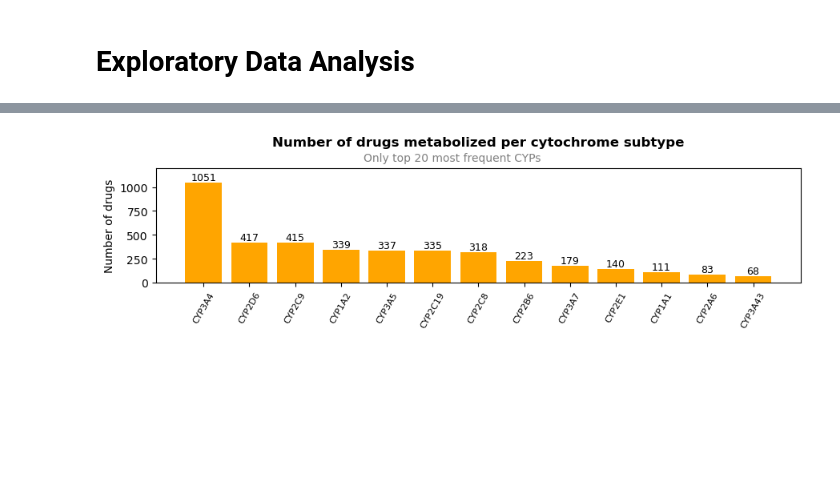
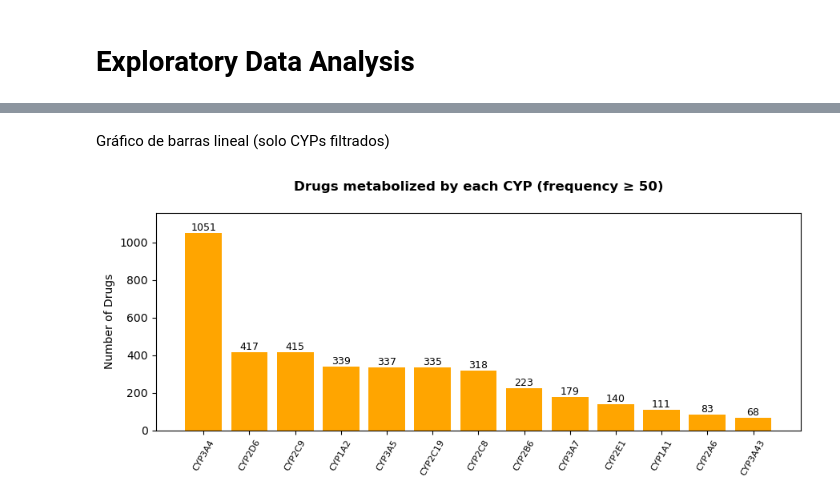
Before and after one commit to grobles17/IMF_TFM_Drug_Metabolism, a Jupyter notebook: DataBases/eda_db.ipynb, the cells around one changed output, grey strips where cells are left out. Saved outputs shown, nothing was run; the diff lists cells and outputs as text; code cells hidden in the pictures; blank space fills up the shorter version.

```diff
--- a/DataBases/eda_db.ipynb
+++ b/DataBases/eda_db.ipynb
@@ -9,0 +21,22 @@ master_df = pd.read_csv(os.path.join(SCRIPT_DIR, "DrugBank_curated_df.csv"))
+# %%
+THRESHOLD = 50
+
+# CYPs que están por debajo del umbral
+uncommon_cyps = [k for k, v in cyp_counter.items() if v < THRESHOLD]
+
+# Contador solo con los CYPs que superan el umbral (para gráficas)
+cyp_counter_filtered = Counter({k: v for k, v in cyp_counter.items() if v >= THRESHOLD})
+
+# Aplicamos el filtro al DataFrame
+df_all = df_DrugBank_clean.copy()
+df_all["CYPs_filtered"] = df_all["CYPs"].apply(
+    lambda cyps: [c for c in cyps if c not in uncommon_cyps]
+)
+
+# DataFrame que usaremos para modelado: solo moléculas con al menos un CYP tras filtrar
+df_filtered = df_all[df_all["CYPs_filtered"].map(len) > 0].copy()
+
+print(f"Umbral seleccionado: {THRESHOLD}")
+print(f"   - CYPs totales: {len(cyp_counter)}")
+print(f"   - CYPs que superan el umbral: {len(cyp_counter_filtered)}")
+print(f"   - Moléculas con al menos un CYP tras filtrar: {len(df_filtered)}")
@@ -43,24 +101,24 @@ CYP3A4, CYP2D6, CYP2C9, CYP1A2, CYP3A5, CYP2C19, CYP2C8, CYP2B6, CYP3A7, CYP2E1,
-# %%
-import matplotlib.pyplot as plt
-
-names = df_cyp_counter["CYP"]
-values = df_cyp_counter["DrugCount"]
-
-plt.figure(figsize=(9,3))
-bars = plt.bar(names, values, color = "orange")
-
-# Add counts above bars
-for bar in bars:
-    height = bar.get_height()
-    plt.text(bar.get_x() + bar.get_width()/2, height,
-             str(height), ha='center', va='bottom', fontsize=9)
-
-plt.ylabel("Number of drugs")
-plt.xticks(rotation=60, ha="center", fontsize = 8)
-plt.title("Number of drugs metabolized per cytochrome subtype", pad= 20, fontweight = "bold" )
-plt.suptitle("Only top 20 most frequent CYPs", fontsize=10, color="gray", y=0.785)
-plt.tight_layout()
-plt.ylim(0, 1200)
-plt.show()
-# %% [output]
-[figure, removed]
+# %% [markdown]
+Gráfico de barras lineal (solo CYPs filtrados)
+# %%
+# Sort in descending order
+sorted_items = sorted(cyp_counter_filtered.items(), key=lambda x: x[1], reverse=True)
+names, values = zip(*sorted_items)
+
+plt.figure(figsize=(9, 4))
+bars = plt.bar(names, values, color="orange")
+
+# Bar labels
+for bar in bars:
+    height = bar.get_height()
+    plt.text(bar.get_x() + bar.get_width()/2, height,
+             str(height), ha='center', va='bottom', fontsize=9)
+
+plt.ylabel("Number of Drugs", fontsize=10)
+plt.xticks(rotation=60, ha="center", fontsize=8)
+plt.title(f"Drugs metabolized by each CYP (frequency ≥ {THRESHOLD})", pad=20, fontweight="bold")
+plt.tight_layout()
+plt.ylim(0, max(values) * 1.1)
+plt.show()
+# %% [output]
+[figure, added]
```
Also changed, not shown: parts of 12 cells of this notebook, 2 other files.
